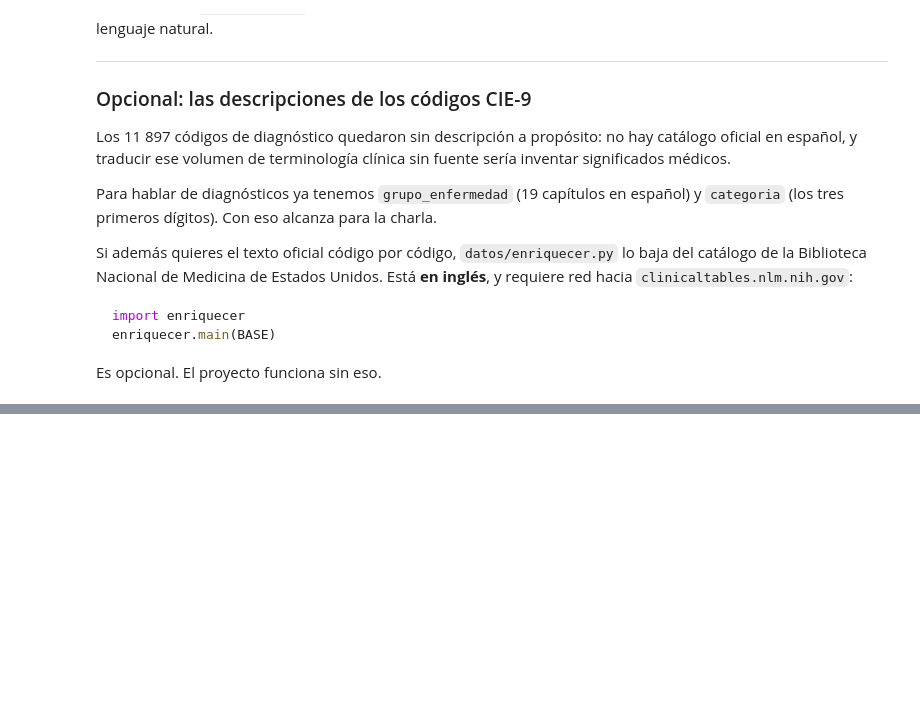
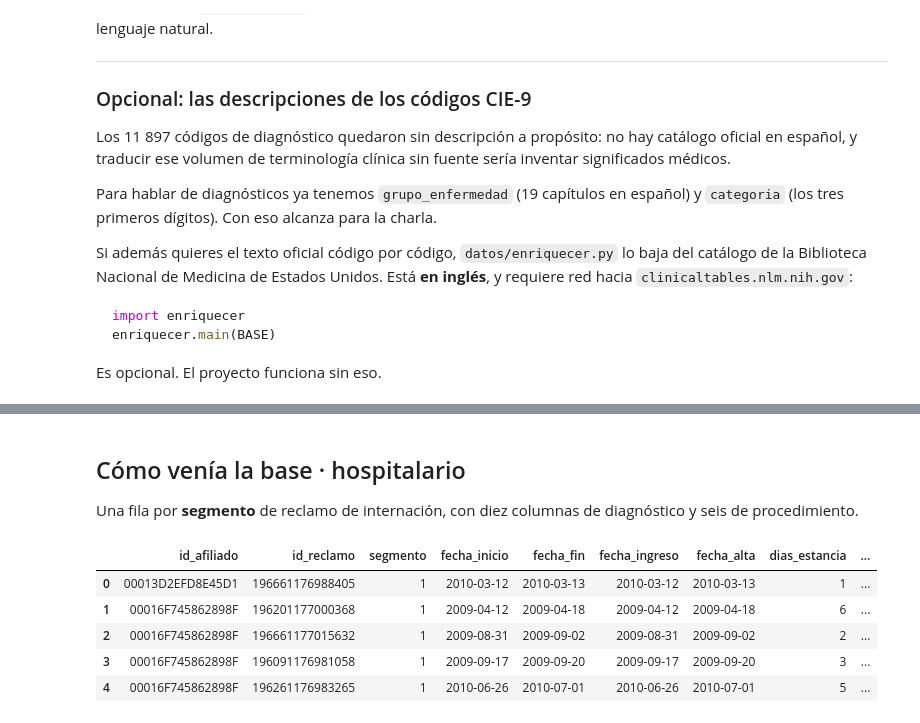
Before and after one commit to robayoMricardo95/CharlaSeePyWeekend, a Jupyter notebook: 00_setup.ipynb, the cells around one changed output, grey strips where cells are left out. Cells and saved outputs as stored; diff of their text form; code cells hidden in the pictures; blank space fills up the shorter version.

```diff
--- a/00_setup.ipynb
+++ b/00_setup.ipynb
@@ -499,0 +560,14 @@ Es opcional. El proyecto funciona sin eso.
+# %% [markdown]
+## Cómo venía la base · hospitalario
+
+Una fila por **segmento** de reclamo de internación, con diez columnas de
+diagnóstico y seis de procedimiento.
+# %%
+pd.read_sql("SELECT * FROM hospitalario LIMIT 5", con)
+# %% [output]
+|  | id_afiliado | id_reclamo | segmento | fecha_inicio | fecha_fin | fecha_ingreso | fecha_alta | dias_estancia | ... |
+| 0 | 00013D2EFD8E45D1 | 196661176988405 | 1 | 2010-03-12 | 2010-03-13 | 2010-03-12 | 2010-03-13 | 1 | ... |
+| 1 | 00016F745862898F | 196201177000368 | 1 | 2009-04-12 | 2009-04-18 | 2009-04-12 | 2009-04-18 | 6 | ... |
+| 2 | 00016F745862898F | 196661177015632 | 1 | 2009-08-31 | 2009-09-02 | 2009-08-31 | 2009-09-02 | 2 | ... |
+| 3 | 00016F745862898F | 196091176981058 | 1 | 2009-09-17 | 2009-09-20 | 2009-09-17 | 2009-09-20 | 3 | ... |
+| 4 | 00016F745862898F | 196261176983265 | 1 | 2010-06-26 | 2010-07-01 | 2010-06-26 | 2010-07-01 | 5 | ... |
```
Also changed, not shown: parts of 29 cells of this notebook, 5 other files.
